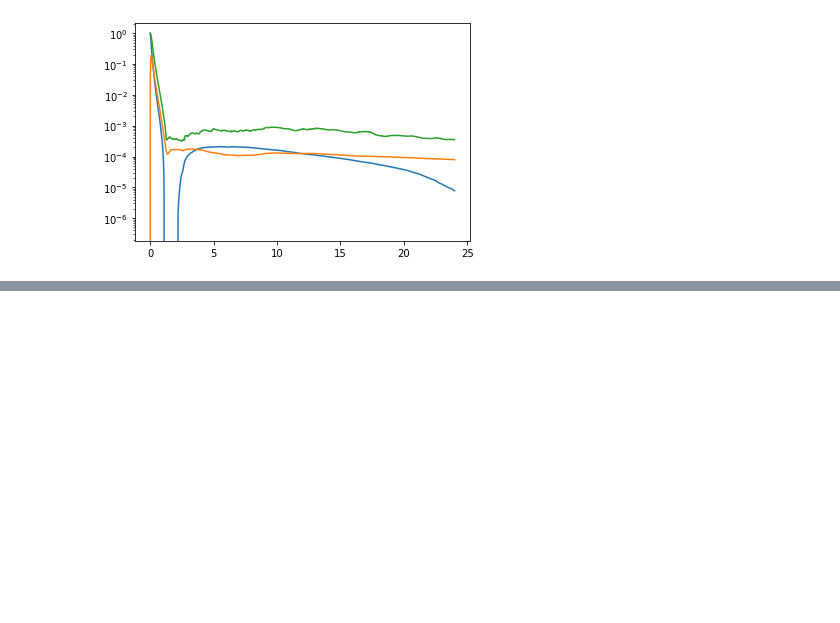
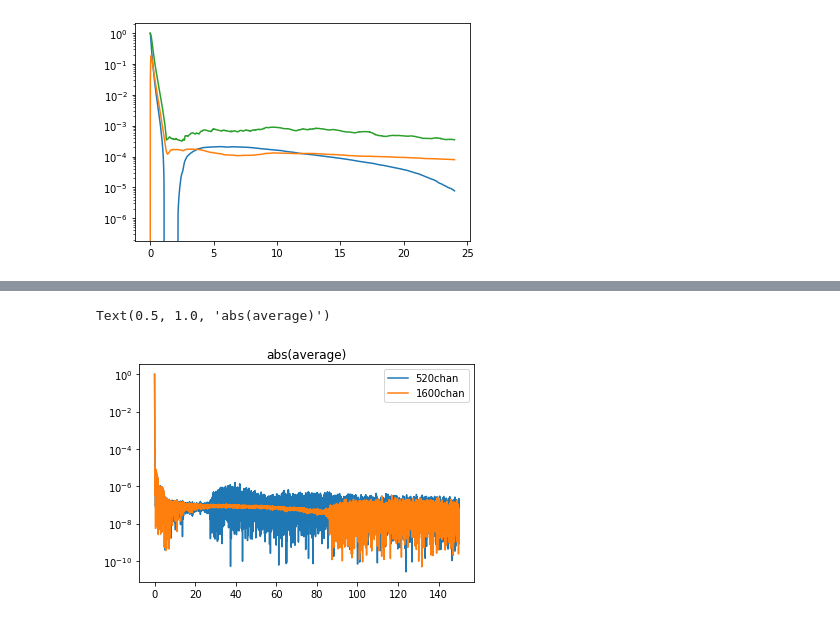
Before and after one commit to yupinghuang/sim-toolkit, a Jupyter notebook: notebooks/visualize-psf.ipynb, the cells around one changed output, grey strips where cells are left out. Cells and saved outputs as stored; diff of their text form; code cells hidden in the pictures; blank space fills up the shorter version.

```diff
--- a/notebooks/visualize-psf.ipynb
+++ b/notebooks/visualize-psf.ipynb
@@ -58,0 +85,9 @@ plt.yscale('log')
+# %%
+plt.plot(dist, np.abs(radial_average), label='520chan')
+plt.plot(dist, np.abs(radial_average1), label='1600chan')
+plt.yscale('log')
+plt.legend()
+plt.title('abs(average)')
+# %% [output]
+Text(0.5, 1.0, 'abs(average)')
+[figure, added]
```
Also changed, not shown: parts of 4 cells of this notebook, 3 other files.
